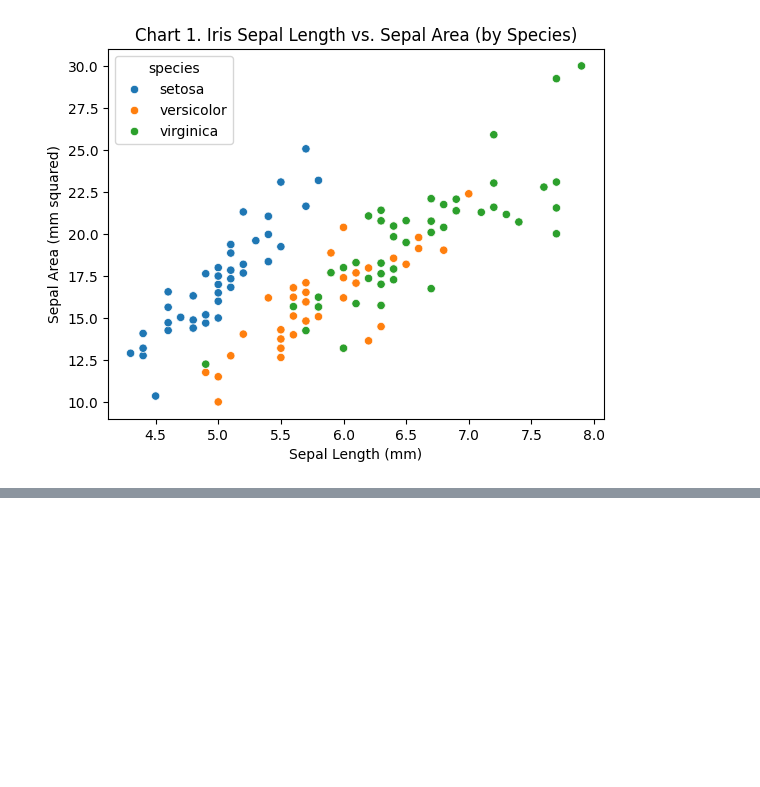
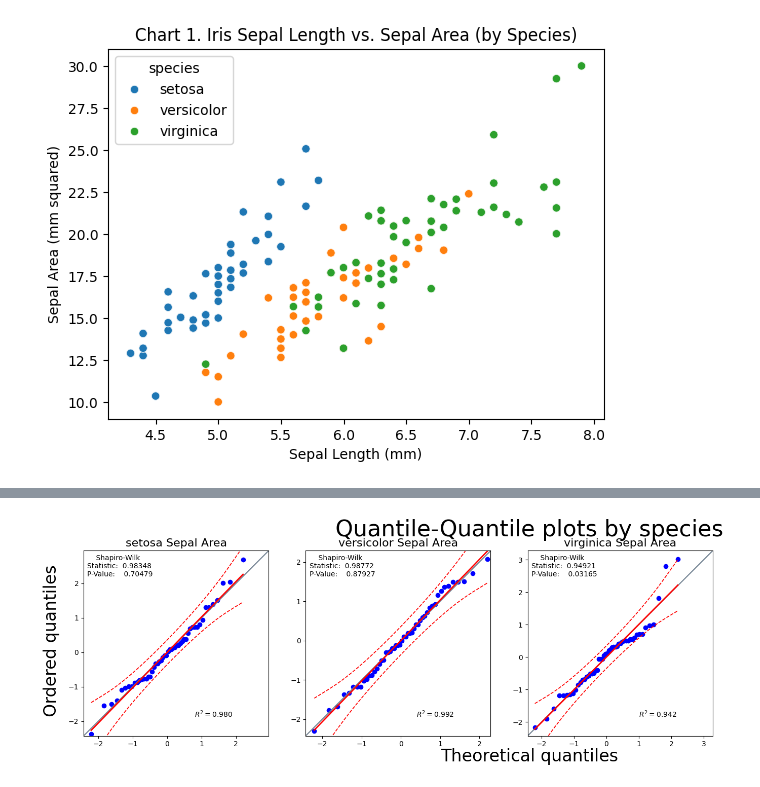
Before and after one commit to JfromNWMS/datafun-04-eda, a Jupyter notebook: jordan_eda.ipynb, the cells around one changed output, grey strips where cells are left out. Saved outputs shown, nothing was run; the diff lists cells and outputs as text; code cells hidden in the pictures; blank space fills up the shorter version.

```diff
--- a/jordan_eda.ipynb
+++ b/jordan_eda.ipynb
@@ -107,0 +126,5 @@ matplotlib.pyplot.show()
+# %%
+reload(jmod)
+jmod.is_norm(data=iris_df.iloc[:,-2:], by='species')
+# %% [output]
+[figure, added]
```
Also changed, not shown: parts of 4 cells of this notebook, 2 other files.
